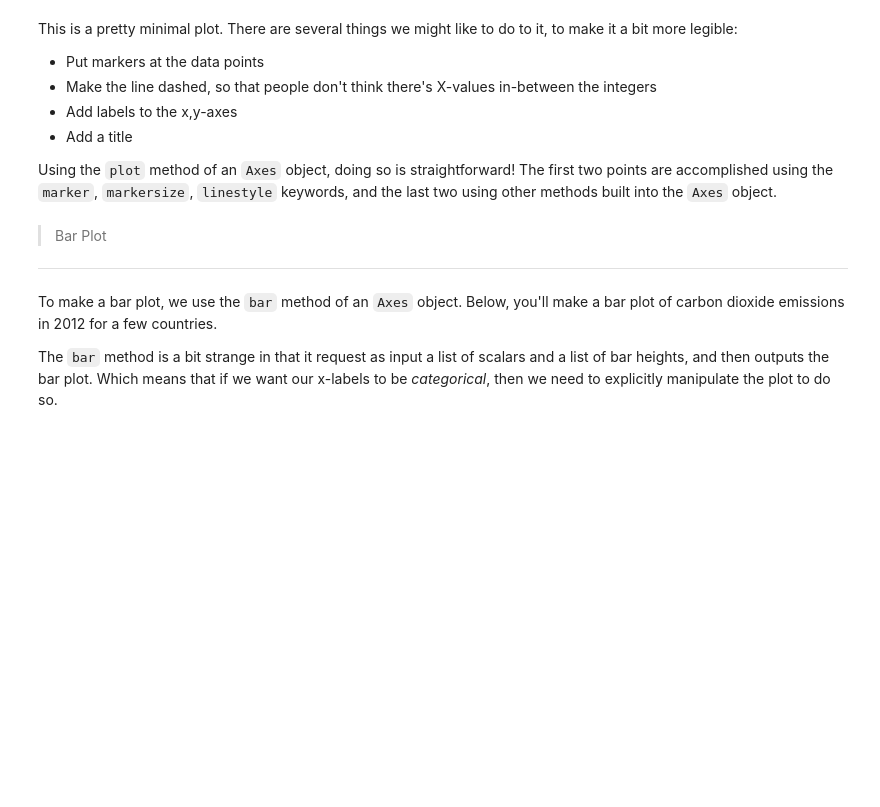
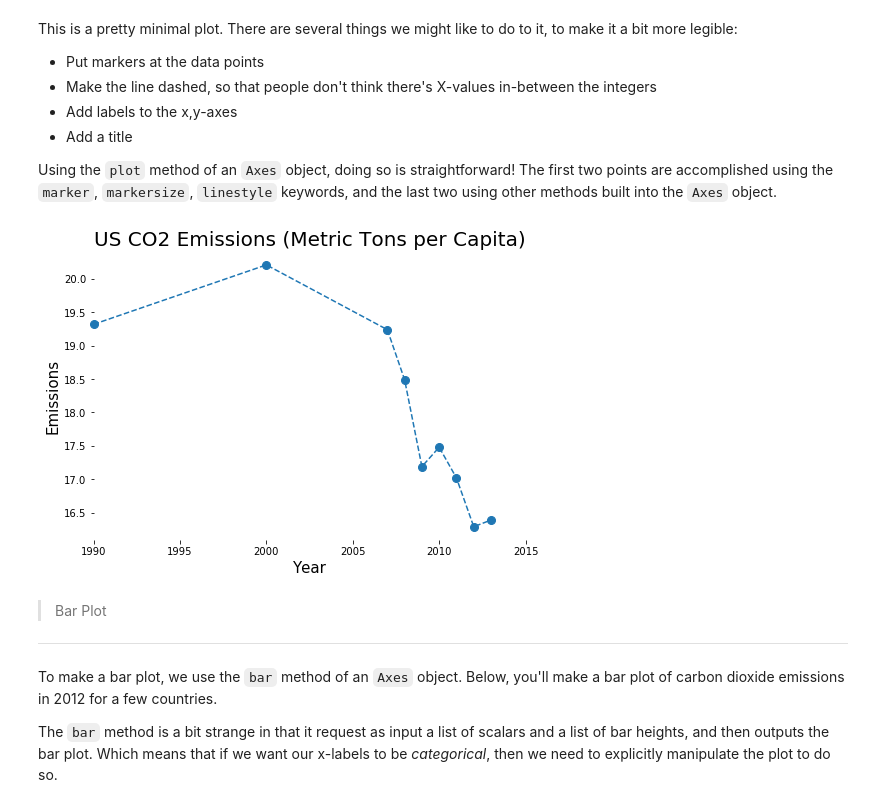
Before and after one commit to CQuIC/summer17-computing-workshop, a Jupyter notebook: Python_Visualization/Python_Visualization_Lesson.ipynb, the cells around one changed output. Cells and saved outputs as stored; diff of their text form; code cells hidden in the pictures; blank space fills up the shorter version.

```diff
--- a/Python_Visualization/Python_Visualization_Lesson.ipynb
+++ b/Python_Visualization/Python_Visualization_Lesson.ipynb
@@ -95,24 +115,30 @@ This is a pretty minimal plot. There are several things we might like to do to i
 Using the ``plot`` method of an ``Axes`` object, doing so is straightforward! The first two points are accomplished using the ``marker``, ``markersize``, ``linestyle`` keywords, and the last two using other methods built into the ``Axes`` object.
 # %%
 #Draw the minimal figure
-
+fig = plt.figure()
+ax = fig.add_axes([0, 0, 1, 1])
 
 #Change marker, markersize, and linestyle
-
+#Use clip_on=False to prevent matplotlib
+#from clipping markers which lie on the edge of the plot
+ax.plot(years, us_emissions, marker='o', linestyle='--', markersize=8, clip_on=False)
 
 #Add a label to the x-axis
-
+ax.set_xlabel('Year', fontsize=15)
 
 #Add a label to the y-axis
-
+ax.set_ylabel('Emissions', fontsize=15)
 
 #Add a  title
-
+ax.set_title('US CO2 Emissions (Metric Tons per Capita)', fontsize=20)
 
 #Adjust x limits for easier viewing (1990, 2015)
-
+ax.set_xlim([1990, 2015])
 
 #Turn off the frame (the box around the plot)
+ax.set_frame_on(False)
+# %% [output]
+[figure, added]
 # %% [markdown]
 > Bar Plot
 -----------
```
Also changed, not shown: parts of 21 cells of this notebook, 1 other file.
